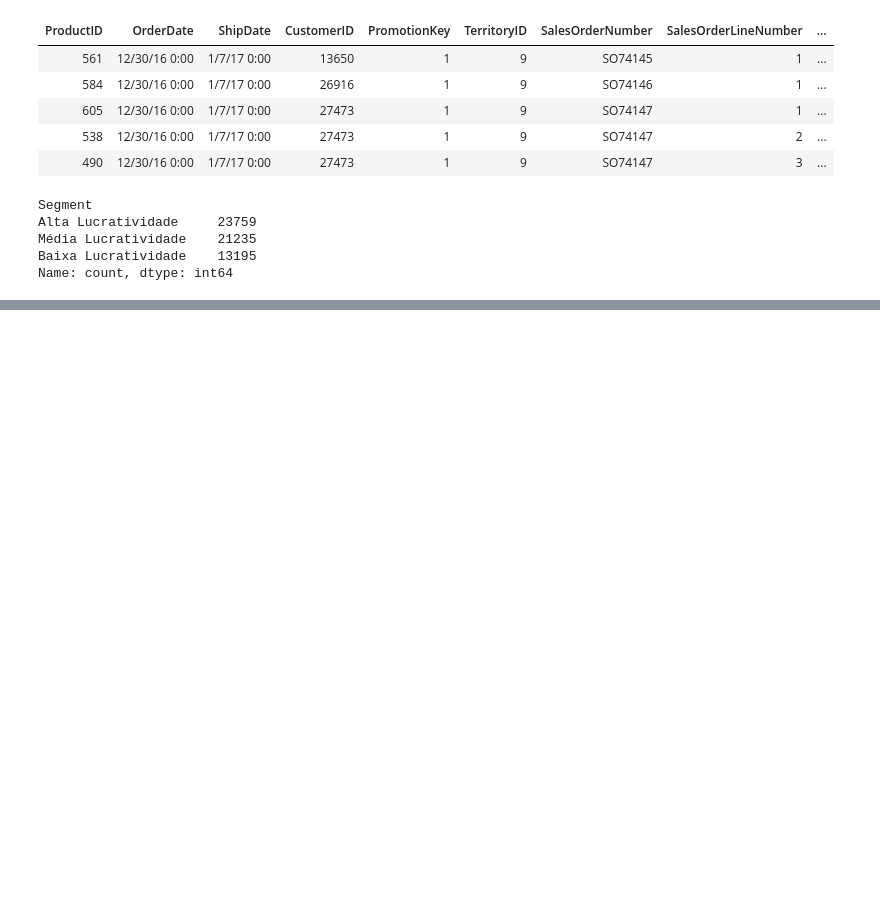
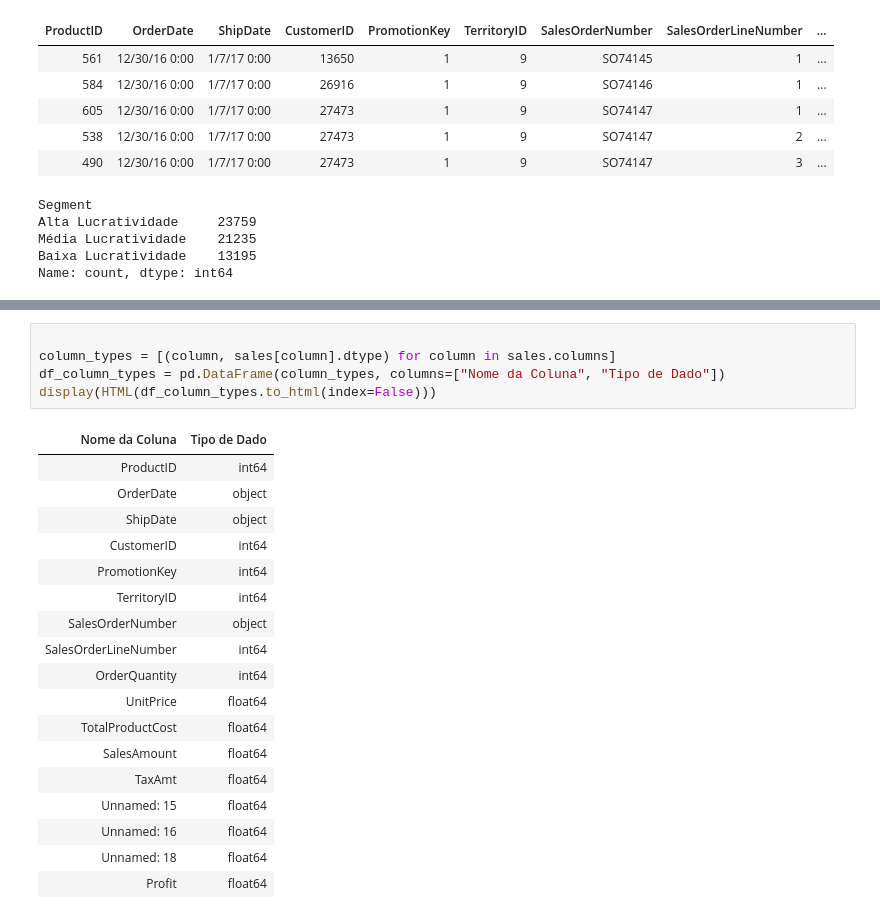
Before and after one commit to Erick-Bryan-Cubas/teste-candidatura-cilia-tecnologia, a Jupyter notebook: src/analysis-dataset-1.ipynb, the cells around one changed output, grey strips where cells are left out. Saved outputs shown, nothing was run; the diff lists cells and outputs as text; blank space fills up the shorter version.

```diff
--- a/src/analysis-dataset-1.ipynb
+++ b/src/analysis-dataset-1.ipynb
@@ -884,0 +895,24 @@ Name: count, dtype: int64
+# %%
+
+column_types = [(column, sales[column].dtype) for column in sales.columns]
+df_column_types = pd.DataFrame(column_types, columns=["Nome da Coluna", "Tipo de Dado"])
+display(HTML(df_column_types.to_html(index=False)))
+# %% [output]
+| Nome da Coluna | Tipo de Dado |
+| ProductID | int64 |
+| OrderDate | object |
+| ShipDate | object |
+| CustomerID | int64 |
+| PromotionKey | int64 |
+| TerritoryID | int64 |
+| SalesOrderNumber | object |
+| SalesOrderLineNumber | int64 |
+| OrderQuantity | int64 |
+| UnitPrice | float64 |
+| TotalProductCost | float64 |
+| SalesAmount | float64 |
+| TaxAmt | float64 |
+| Unnamed: 15 | float64 |
+| Unnamed: 16 | float64 |
+| Unnamed: 18 | float64 |
+| Profit | float64 |
```
Also changed, not shown: parts of 8 cells of this notebook, 1 other file.
